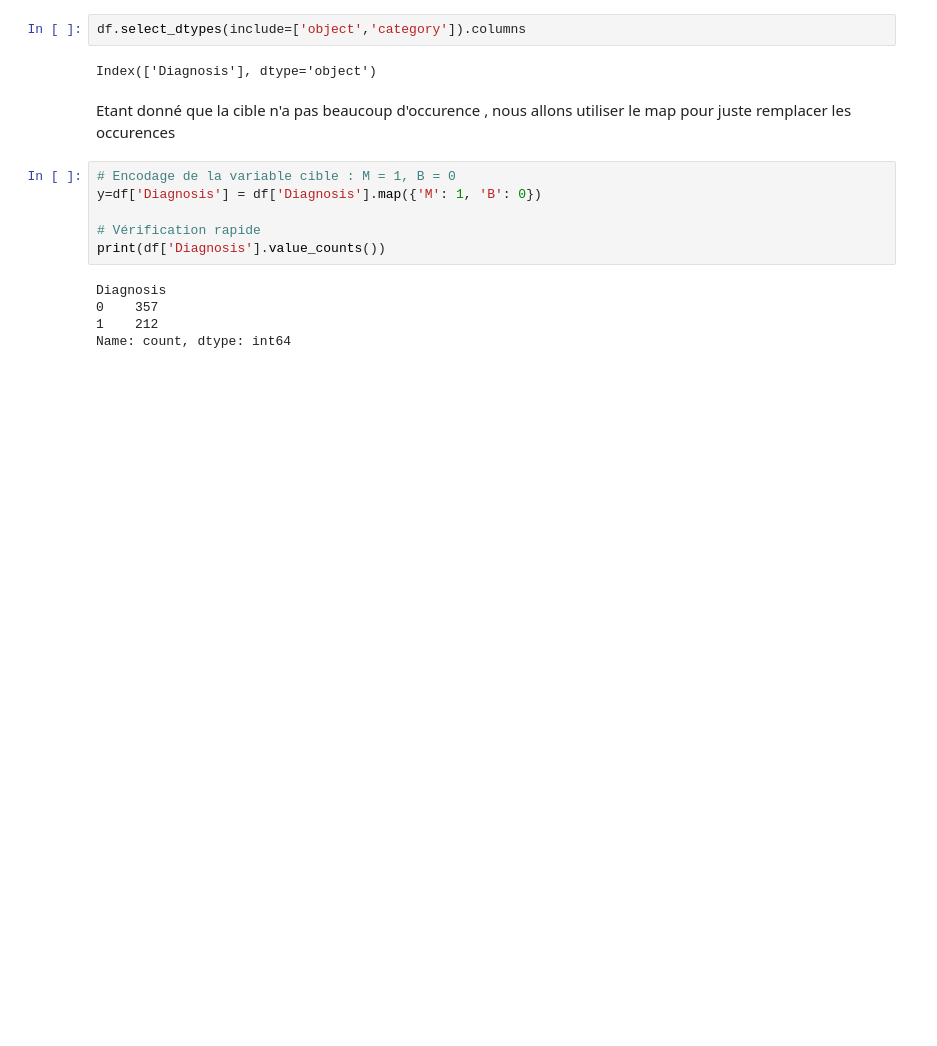
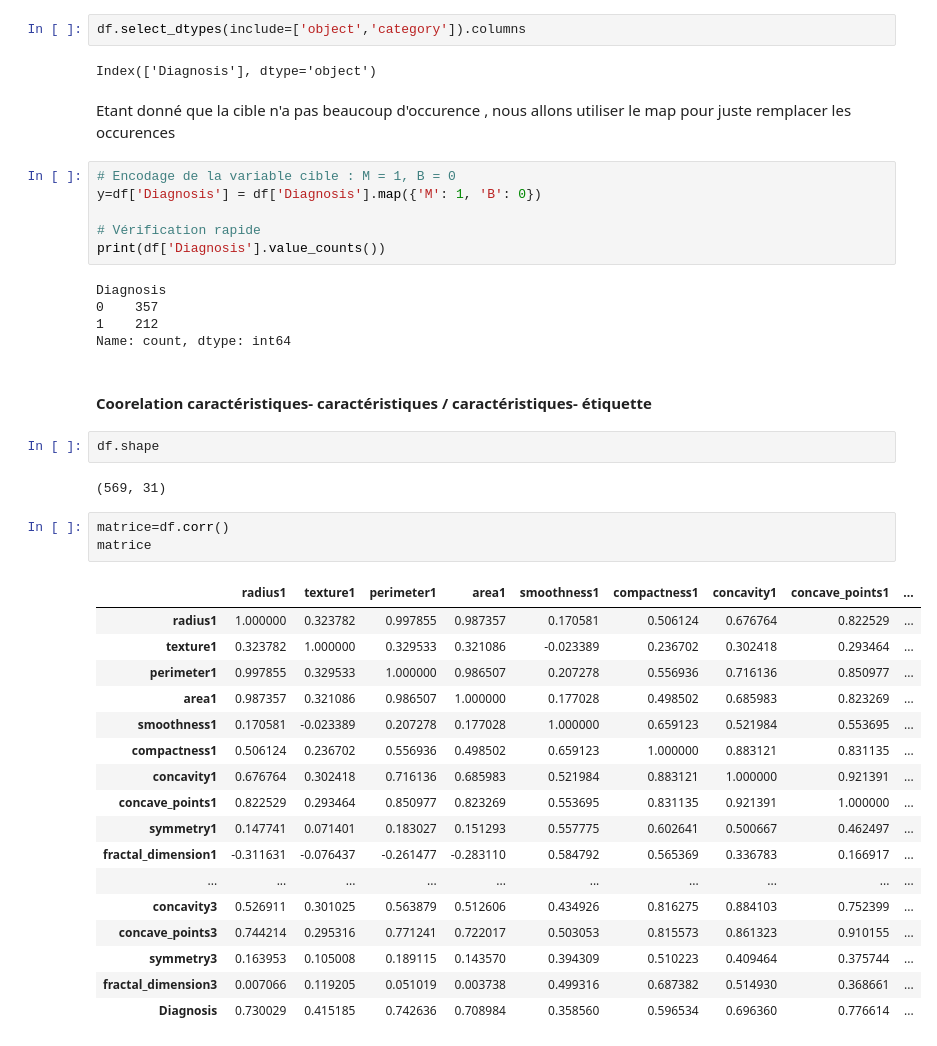
Before and after one commit to tareq92i/Projet-IA--Diagnostic-d-une-cellule-cancereuse-, a Jupyter notebook: Projet_UA3 AMA.ipynb, the cells around one changed output. Drawn from its saved outputs; the diff is of its cells as text; blank space fills up the shorter version.

```diff
--- a/Projet_UA3 AMA.ipynb
+++ b/Projet_UA3 AMA.ipynb
@@ -833,3 +833,30 @@ Diagnosis
 0    357
 1    212
 Name: count, dtype: int64
+# %% [markdown]
+#### Coorelation caractéristiques- caractéristiques / caractéristiques- étiquette
+# %%
+df.shape
+# %% [output]
+(569, 31)
+# %%
+matrice=df.corr()
+matrice
+# %% [output]
+|  | radius1 | texture1 | perimeter1 | area1 | smoothness1 | compactness1 | concavity1 | concave_points1 | ... |
+| radius1 | 1.000000 | 0.323782 | 0.997855 | 0.987357 | 0.170581 | 0.506124 | 0.676764 | 0.822529 | ... |
+| texture1 | 0.323782 | 1.000000 | 0.329533 | 0.321086 | -0.023389 | 0.236702 | 0.302418 | 0.293464 | ... |
+| perimeter1 | 0.997855 | 0.329533 | 1.000000 | 0.986507 | 0.207278 | 0.556936 | 0.716136 | 0.850977 | ... |
+| area1 | 0.987357 | 0.321086 | 0.986507 | 1.000000 | 0.177028 | 0.498502 | 0.685983 | 0.823269 | ... |
+| smoothness1 | 0.170581 | -0.023389 | 0.207278 | 0.177028 | 1.000000 | 0.659123 | 0.521984 | 0.553695 | ... |
+| compactness1 | 0.506124 | 0.236702 | 0.556936 | 0.498502 | 0.659123 | 1.000000 | 0.883121 | 0.831135 | ... |
+| concavity1 | 0.676764 | 0.302418 | 0.716136 | 0.685983 | 0.521984 | 0.883121 | 1.000000 | 0.921391 | ... |
+| concave_points1 | 0.822529 | 0.293464 | 0.850977 | 0.823269 | 0.553695 | 0.831135 | 0.921391 | 1.000000 | ... |
+| symmetry1 | 0.147741 | 0.071401 | 0.183027 | 0.151293 | 0.557775 | 0.602641 | 0.500667 | 0.462497 | ... |
+| fractal_dimension1 | -0.311631 | -0.076437 | -0.261477 | -0.283110 | 0.584792 | 0.565369 | 0.336783 | 0.166917 | ... |
+| ... | ... | ... | ... | ... | ... | ... | ... | ... | ... |
+| concavity3 | 0.526911 | 0.301025 | 0.563879 | 0.512606 | 0.434926 | 0.816275 | 0.884103 | 0.752399 | ... |
+| concave_points3 | 0.744214 | 0.295316 | 0.771241 | 0.722017 | 0.503053 | 0.815573 | 0.861323 | 0.910155 | ... |
+| symmetry3 | 0.163953 | 0.105008 | 0.189115 | 0.143570 | 0.394309 | 0.510223 | 0.409464 | 0.375744 | ... |
+| fractal_dimension3 | 0.007066 | 0.119205 | 0.051019 | 0.003738 | 0.499316 | 0.687382 | 0.514930 | 0.368661 | ... |
+| Diagnosis | 0.730029 | 0.415185 | 0.742636 | 0.708984 | 0.358560 | 0.596534 | 0.696360 | 0.776614 | ... |
```
Also changed, not shown: parts of 2 cells of this notebook.
